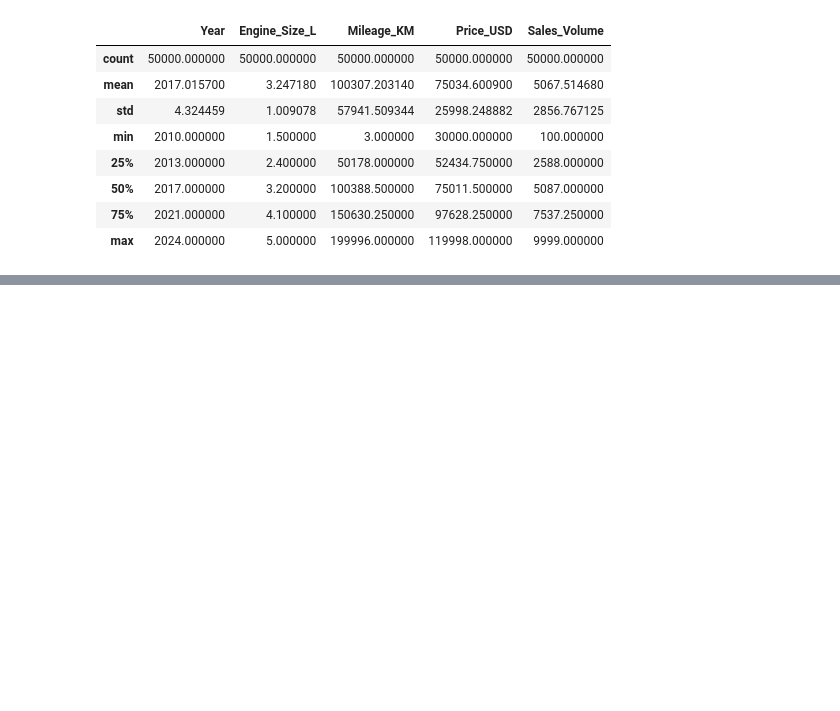
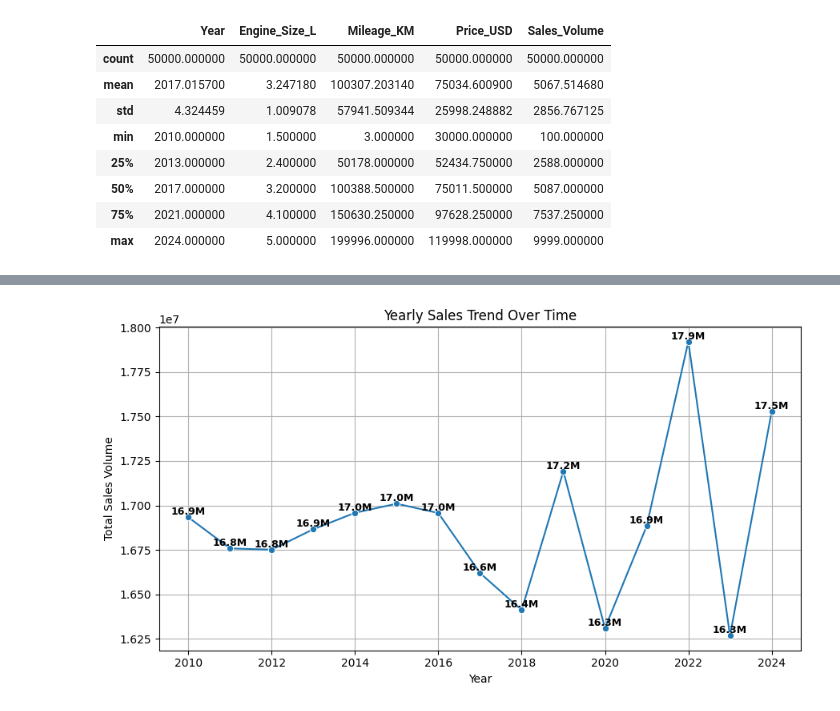
Before and after one commit to Hossam445/Car_Sales_EDA, a Jupyter notebook: Car_Sales_EDA.ipynb, the cells around one changed output, grey strips where cells are left out. Cells and saved outputs as stored; diff of their text form; code cells hidden in the pictures; blank space fills up the shorter version.

```diff
--- a/Car_Sales_EDA.ipynb
+++ b/Car_Sales_EDA.ipynb
@@ -123,0 +142,33 @@ No delays—EDA can begin immediately.
+# %%
+
+# Function to convert numbers to M format
+def format_number(n):
+    if n >= 1_000_000:
+        return f"{n/1_000_000:.1f}M"
+    elif n >= 1_000:
+        return f"{n/1_000:.1f}K"
+    else:
+        return str(n)
+
+# Aggregate yearly
+yearly_sales = df.groupby('Year')['Sales_Volume'].sum().reset_index()
+
+
+plt.figure(figsize=(9,5))
+sns.lineplot(data=yearly_sales, x='Year', y='Sales_Volume', marker='o')
+
+# Add rounded data labels
+for i in range(len(yearly_sales)):
+    year = yearly_sales['Year'][i]
+    value = yearly_sales['Sales_Volume'][i]
+    plt.text(year, value, format_number(value),
+            ha='center', va='bottom', fontsize=9, fontweight='bold')
+
+plt.title("Yearly Sales Trend Over Time")
+plt.xlabel("Year")
+plt.ylabel("Total Sales Volume")
+plt.grid(True)
+plt.tight_layout()
+plt.show()
+# %% [output]
+[figure, added]
```
Also changed, not shown: parts of 38 cells of this notebook.
